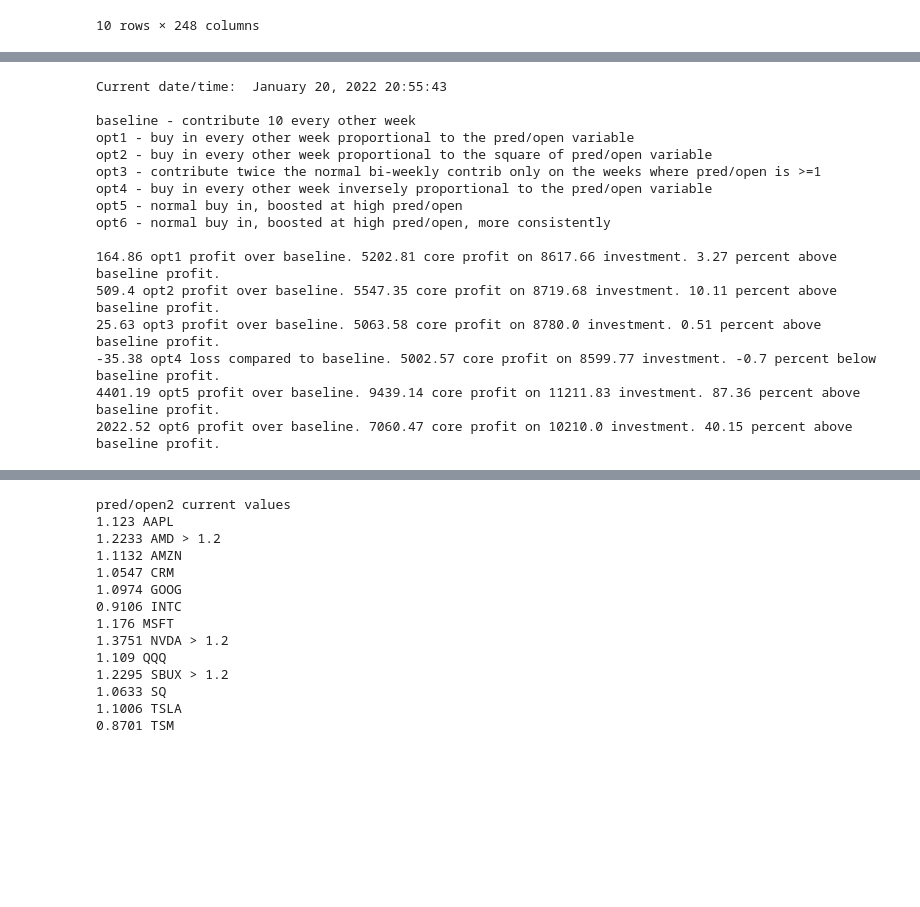
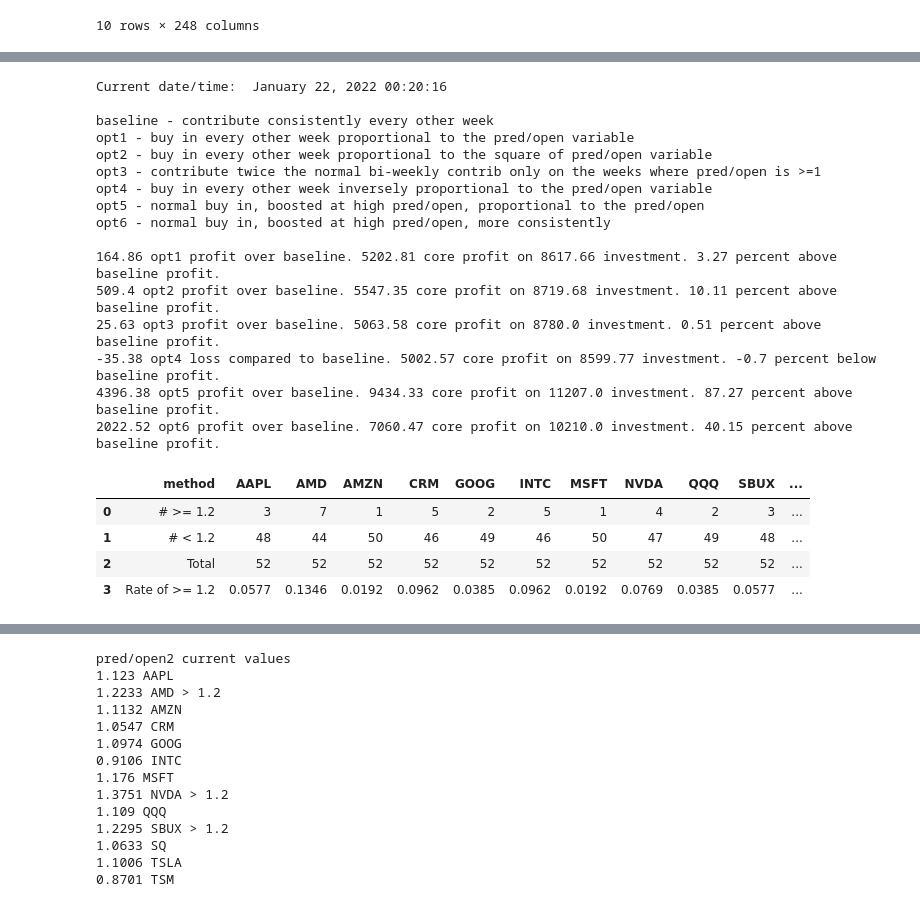
Before and after one commit to applewjr/Stock_Projects, a Jupyter notebook: revisions5_opt5.ipynb, the cells around one changed output, grey strips where cells are left out. Cells and saved outputs as stored; diff of their text form; code cells hidden in the pictures; blank space fills up the shorter version.

```diff
--- a/revisions5_opt5.ipynb
+++ b/revisions5_opt5.ipynb
@@ -849,12 +843,12 @@ for j in stock_list:
 print('Current date/time: ', datetime.datetime.now().strftime("%B %d, %Y %H:%M:%S"))
 print('')
 
-print('baseline - contribute 10 every other week')
+print('baseline - contribute consistently every other week')
 print('opt1 - buy in every other week proportional to the pred/open variable')
 print('opt2 - buy in every other week proportional to the square of pred/open variable')
 print('opt3 - contribute twice the normal bi-weekly contrib only on the weeks where pred/open is >=1')
 print('opt4 - buy in every other week inversely proportional to the pred/open variable')
-print('opt5 - normal buy in, boosted at high pred/open')
+print('opt5 - normal buy in, boosted at high pred/open, proportional to the pred/open')
 print('opt6 - normal buy in, boosted at high pred/open, more consistently')
 
 print('')
@@ -931,19 +925,62 @@ else:
             round(sum(df_bought_in.iloc[6]),2), 'investment.',
             round((sum(df_diff.iloc[6])/sum(df_profit.iloc[0]))*100,2)*x, 'percent below baseline profit.')
 # %% [output]
-Current date/time:  January 20, 2022 20:55:43
+Current date/time:  January 22, 2022 00:20:16
 
-baseline - contribute 10 every other week
+baseline - contribute consistently every other week
 opt1 - buy in every other week proportional to the pred/open variable
 opt2 - buy in every other week proportional to the square of pred/open variable
 opt3 - contribute twice the normal bi-weekly contrib only on the weeks where pred/open is >=1
 opt4 - buy in every other week inversely proportional to the pred/open variable
-opt5 - normal buy in, boosted at high pred/open
+opt5 - normal buy in, boosted at high pred/open, proportional to the pred/open
 opt6 - normal buy in, boosted at high pred/open, more consistently
 
 164.86 opt1 profit over baseline. 5202.81 core profit on 8617.66 investment. 3.27 percent above baseline profit.
 509.4 opt2 profit over baseline. 5547.35 core profit on 8719.68 investment. 10.11 percent above baseline profit.
 25.63 opt3 profit over baseline. 5063.58 core profit on 8780.0 investment. 0.51 percent above baseline profit.
 -35.38 opt4 loss compared to baseline. 5002.57 core profit on 8599.77 investment. -0.7 percent below baseline profit.
-4401.19 opt5 profit over baseline. 9439.14 core profit on 11211.83 investment. 87.36 percent above baseline profit.
+4396.38 opt5 profit over baseline. 9434.33 core profit on 11207.0 investment. 87.27 percent above baseline profit.
 2022.52 opt6 profit over baseline. 7060.47 core profit on 10210.0 investment. 40.15 percent above baseline profit.
+# %%
+now = pd.DataFrame()
+opts = [f'# >= {buyvalue}', f'# < {buyvalue}', 'Total', f'Rate of >= {buyvalue}']
+now['method'] = opts
+
+for j in stock_list:
+    nlist = []
+    for i in range(len(opts)):
+        if i == 0:
+            x = 0
+            for k in range(len(df)-1):
+                if df[str(j) + ' pred/open2'].iloc[k] >= buyvalue:
+                    x += 1
+                else:
+                    pass
+        elif i == 1:
+            x = 0
+            for k in range(len(df)-1):
+                if df[str(j) + ' pred/open2'].iloc[k] < buyvalue:
+                    x += 1
+                else:
+                    pass
+        elif i == 2:
+            x = len(df)
+        elif i == 3:
+            y = 0
+            for k in range(len(df)-1):
+                if df[str(j) + ' pred/open2'].iloc[k] >= buyvalue:
+                    y += 1
+                else:
+                    pass
+            x = round(y/len(df),4)
+        else: -1
+        nlist.append(f'{x}')
+    now[str(j)] = nlist
+
+now
+# %% [output]
+|  | method | AAPL | AMD | AMZN | CRM | GOOG | INTC | MSFT | NVDA | QQQ | SBUX | ... |
+| 0 | # >= 1.2 | 3 | 7 | 1 | 5 | 2 | 5 | 1 | 4 | 2 | 3 | ... |
+| 1 | # < 1.2 | 48 | 44 | 50 | 46 | 49 | 46 | 50 | 47 | 49 | 48 | ... |
+| 2 | Total | 52 | 52 | 52 | 52 | 52 | 52 | 52 | 52 | 52 | 52 | ... |
+| 3 | Rate of >= 1.2 | 0.0577 | 0.1346 | 0.0192 | 0.0962 | 0.0385 | 0.0962 | 0.0192 | 0.0769 | 0.0385 | 0.0577 | ... |
```
Also changed, not shown: parts of 16 cells of this notebook.
